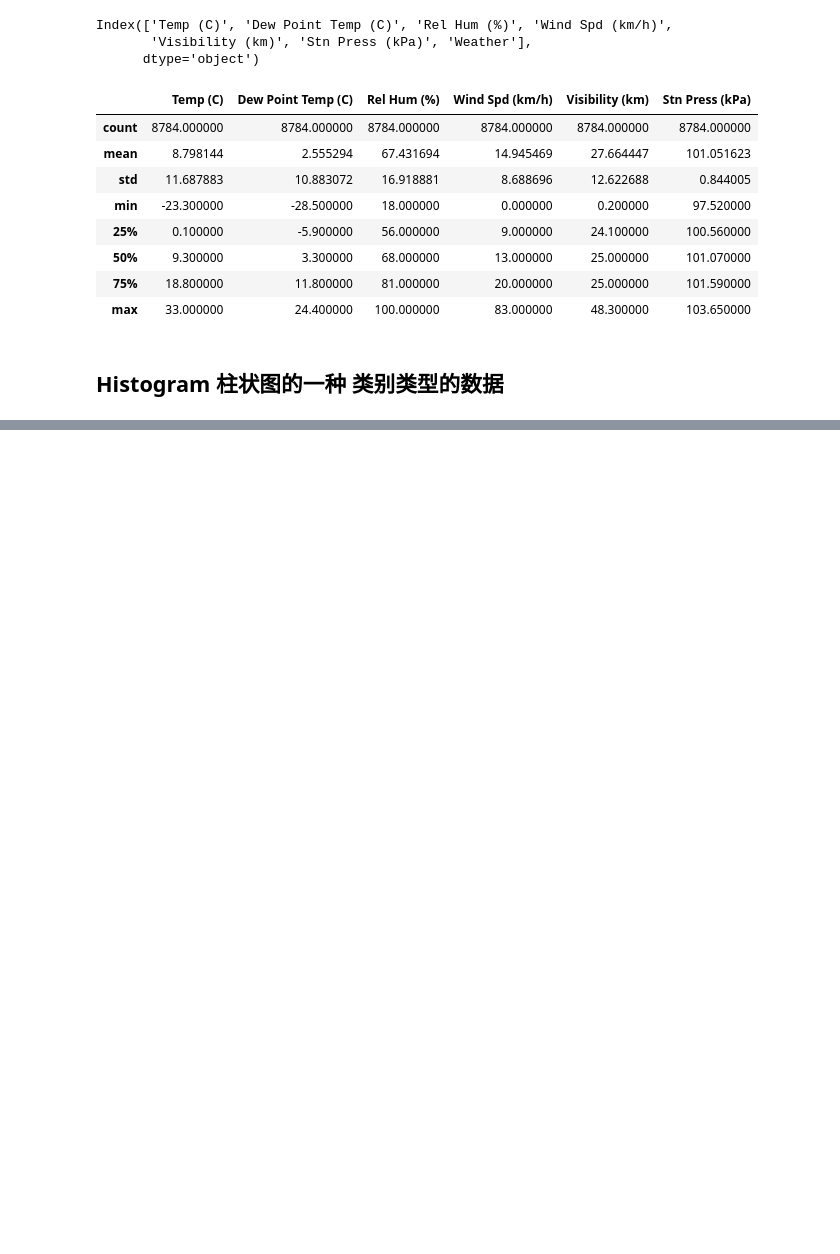
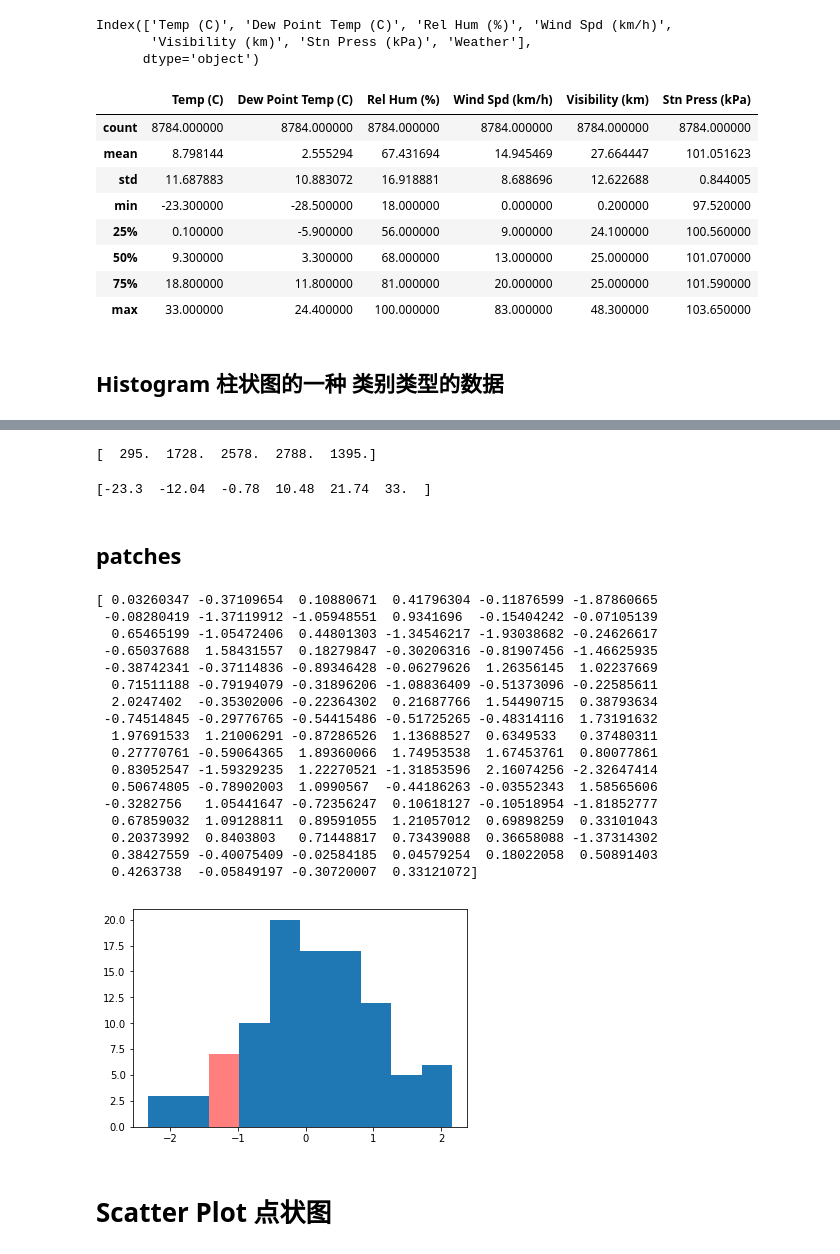
Before and after one commit to androidlz/deep-learning, a Jupyter notebook: numpy_pandas/matplotlib.ipynb, the cells around one changed output, grey strips where cells are left out. Cells and saved outputs as stored; diff of their text form; code cells hidden in the pictures; blank space fills up the shorter version.

```diff
--- a/numpy_pandas/matplotlib.ipynb
+++ b/numpy_pandas/matplotlib.ipynb
@@ -106,0 +118,38 @@ plt.show()
+# %%
+print(n)   #  每一个里面的数量是多少
+# %% [output]
+[  295.  1728.  2578.  2788.  1395.]
+# %%
+print(bins)  #分隔的界限
+# %% [output]
+[-23.3  -12.04  -0.78  10.48  21.74  33.  ]
+# %% [markdown]
+## patches
+# %%
+x = np.random.normal(size =100)   #高斯分布   size是100 的数
+print(x)
+n,bins,patches = plt.hist(x)
+
+plt.setp(patches[2],'facecolor','r',alpha= 0.5)   #设置patches 的情况
+plt.show()
+# %% [output]
+[ 0.03260347 -0.37109654  0.10880671  0.41796304 -0.11876599 -1.87860665
+ -0.08280419 -1.37119912 -1.05948551  0.9341696  -0.15404242 -0.07105139
+  0.65465199 -1.05472406  0.44801303 -1.34546217 -1.93038682 -0.24626617
+ -0.65037688  1.58431557  0.18279847 -0.30206316 -0.81907456 -1.46625935
+ -0.38742341 -0.37114836 -0.89346428 -0.06279626  1.26356145  1.02237669
+  0.71511188 -0.79194079 -0.31896206 -1.08836409 -0.51373096 -0.22585611
+  2.0247402  -0.35302006 -0.22364302  0.21687766  1.54490715  0.38793634
+ -0.74514845 -0.29776765 -0.54415486 -0.51725265 -0.48314116  1.73191632
+  1.97691533  1.21006291 -0.87286526  1.13688527  0.6349533   0.37480311
+  0.27770761 -0.59064365  1.89360066  1.74953538  1.67453761  0.80077861
+  0.83052547 -1.59329235  1.22270521 -1.31853596  2.16074256 -2.32647414
+  0.50674805 -0.78902003  1.0990567  -0.44186263 -0.03552343  1.58565606
+ -0.3282756   1.05441647 -0.72356247  0.10618127 -0.10518954 -1.81852777
+  0.67859032  1.09128811  0.89591055  1.21057012  0.69898259  0.33101043
+  0.20373992  0.8403803   0.71448817  0.73439088  0.36658088 -1.37314302
+  0.38427559 -0.40075409 -0.02584185  0.04579254  0.18022058  0.50891403
+  0.4263738  -0.05849197 -0.30720007  0.33121072]
+[figure, added]
+# %% [markdown]
+# Scatter Plot  点状图
```
Also changed, not shown: parts of 18 cells of this notebook.
